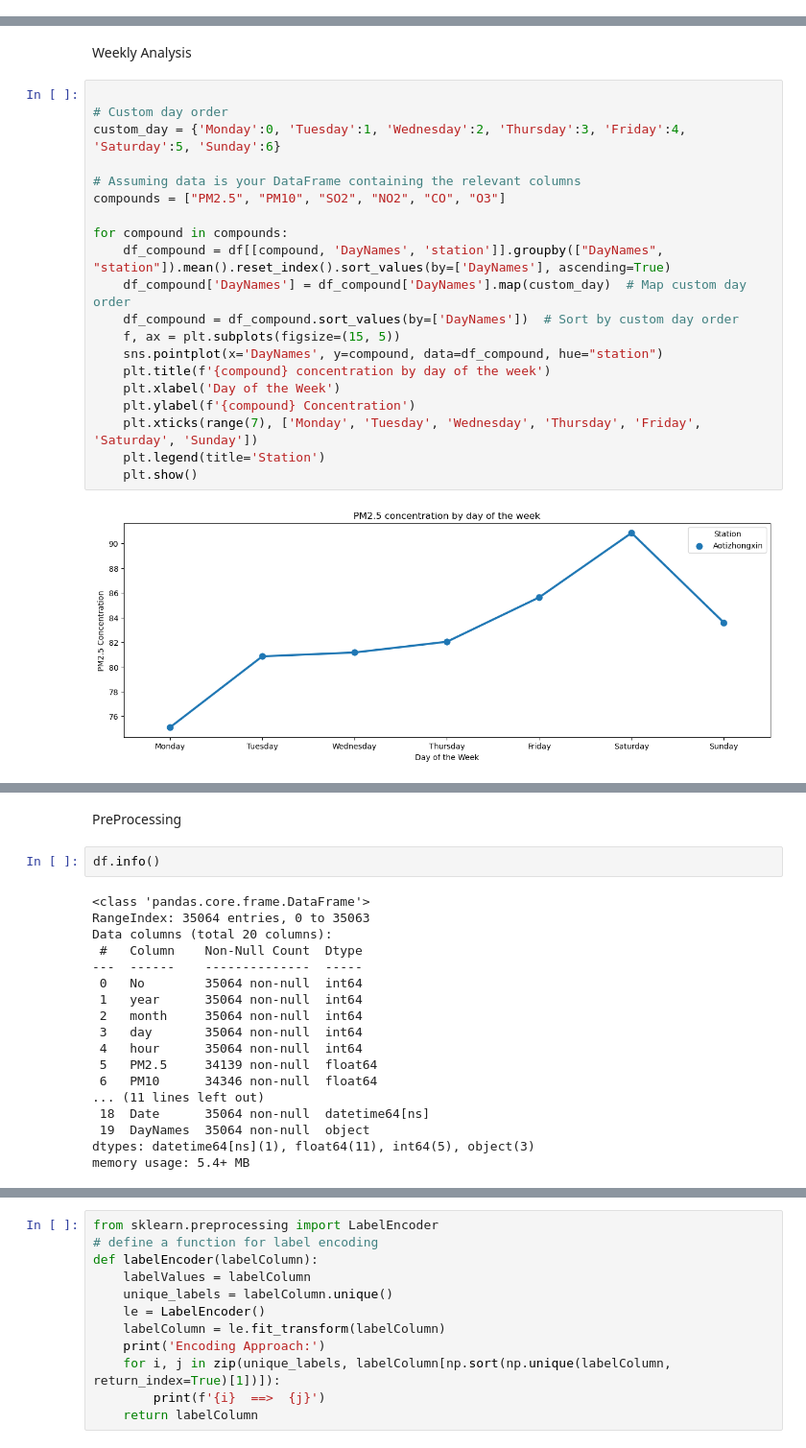
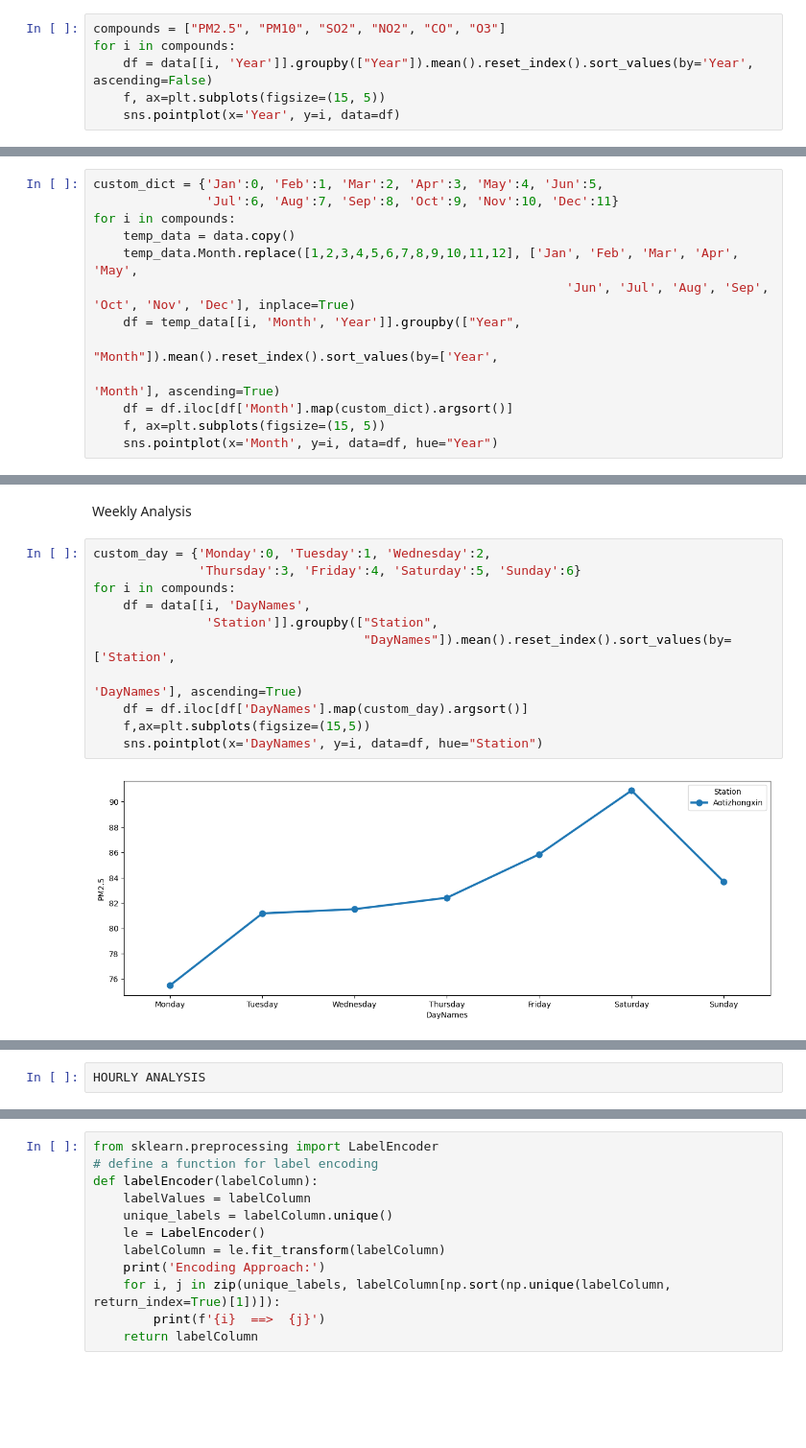
Before and after one commit to kavin-cmd/Air-Quality-forecasting, a Jupyter notebook: prediction_regression.ipynb, the cells around one changed output, grey strips where cells are left out. Shown at 96% size. Cells and saved outputs as stored; diff of their text form; blank space fills up the shorter version.

```diff
--- a/prediction_regression.ipynb
+++ b/prediction_regression.ipynb
@@ -247,0 +305,6 @@ for compound in compounds:
+# %%
+compounds = ["PM2.5", "PM10", "SO2", "NO2", "CO", "O3"]
+for i in compounds:
+    df = data[[i, 'Year']].groupby(["Year"]).mean().reset_index().sort_values(by='Year', ascending=False)
+    f, ax=plt.subplots(figsize=(15, 5))
+    sns.pointplot(x='Year', y=i, data=df)
@@ -247,0 +338,13 @@ for compound in compounds:
+# %%
+custom_dict = {'Jan':0, 'Feb':1, 'Mar':2, 'Apr':3, 'May':4, 'Jun':5,
+               'Jul':6, 'Aug':7, 'Sep':8, 'Oct':9, 'Nov':10, 'Dec':11}
+for i in compounds:
+    temp_data = data.copy()
+    temp_data.Month.replace([1,2,3,4,5,6,7,8,9,10,11,12], ['Jan', 'Feb', 'Mar', 'Apr', 'May',
+                                                               'Jun', 'Jul', 'Aug', 'Sep', 'Oct', 'Nov', 'Dec'], inplace=True)
+    df = temp_data[[i, 'Month', 'Year']].groupby(["Year",
+                                                  "Month"]).mean().reset_index().sort_values(by=['Year',
+                                                                                                 'Month'], ascending=True)
+    df = df.iloc[df['Month'].map(custom_dict).argsort()]
+    f, ax=plt.subplots(figsize=(15, 5))
+    sns.pointplot(x='Month', y=i, data=df, hue="Year")
@@ -248,24 +358,15 @@ for compound in compounds:
 # %% [markdown]
 Weekly Analysis
 # %%
-
-# Custom day order
-custom_day = {'Monday':0, 'Tuesday':1, 'Wednesday':2, 'Thursday':3, 'Friday':4, 'Saturday':5, 'Sunday':6}
-
-# Assuming data is your DataFrame containing the relevant columns
-compounds = ["PM2.5", "PM10", "SO2", "NO2", "CO", "O3"]
-
-for compound in compounds:
-    df_compound = df[[compound, 'DayNames', 'station']].groupby(["DayNames", "station"]).mean().reset_index().sort_values(by=['DayNames'], ascending=True)
-    df_compound['DayNames'] = df_compound['DayNames'].map(custom_day)  # Map custom day order
-    df_compound = df_compound.sort_values(by=['DayNames'])  # Sort by custom day order
-    f, ax = plt.subplots(figsize=(15, 5))
-    sns.pointplot(x='DayNames', y=compound, data=df_compound, hue="station")
-    plt.title(f'{compound} concentration by day of the week')
-    plt.xlabel('Day of the Week')
-    plt.ylabel(f'{compound} Concentration')
-    plt.xticks(range(7), ['Monday', 'Tuesday', 'Wednesday', 'Thursday', 'Friday', 'Saturday', 'Sunday'])
-    plt.legend(title='Station')
-    plt.show()
+custom_day = {'Monday':0, 'Tuesday':1, 'Wednesday':2,
+              'Thursday':3, 'Friday':4, 'Saturday':5, 'Sunday':6}
+for i in compounds:
+    df = data[[i, 'DayNames',
+               'Station']].groupby(["Station",
+                                    "DayNames"]).mean().reset_index().sort_values(by=['Station',
+                                                                                      'DayNames'], ascending=True)
+    df = df.iloc[df['DayNames'].map(custom_day).argsort()]
+    f,ax=plt.subplots(figsize=(15,5))
+    sns.pointplot(x='DayNames', y=i, data=df, hue="Station")
 # %% [output]
-[figure, old version]
+[figure, new version]
@@ -277,22 +378,2 @@ for compound in compounds:
-# %% [markdown]
-PreProcessing
-# %%
-df.info()
-# %% [output]
-<class 'pandas.core.frame.DataFrame'>
-RangeIndex: 35064 entries, 0 to 35063
-Data columns (total 20 columns):
- #   Column    Non-Null Count  Dtype
----  ------    --------------  -----
- 0   No        35064 non-null  int64
- 1   year      35064 non-null  int64
- 2   month     35064 non-null  int64
- 3   day       35064 non-null  int64
- 4   hour      35064 non-null  int64
- 5   PM2.5     34139 non-null  float64
- 6   PM10      34346 non-null  float64
-... (11 lines left out)
- 18  Date      35064 non-null  datetime64[ns]
- 19  DayNames  35064 non-null  object
-dtypes: datetime64[ns](1), float64(11), int64(5), object(3)
-memory usage: 5.4+ MB
+# %%
+HOURLY ANALYSIS
```
Also changed, not shown: parts of 60 cells of this notebook, 20 other files.
